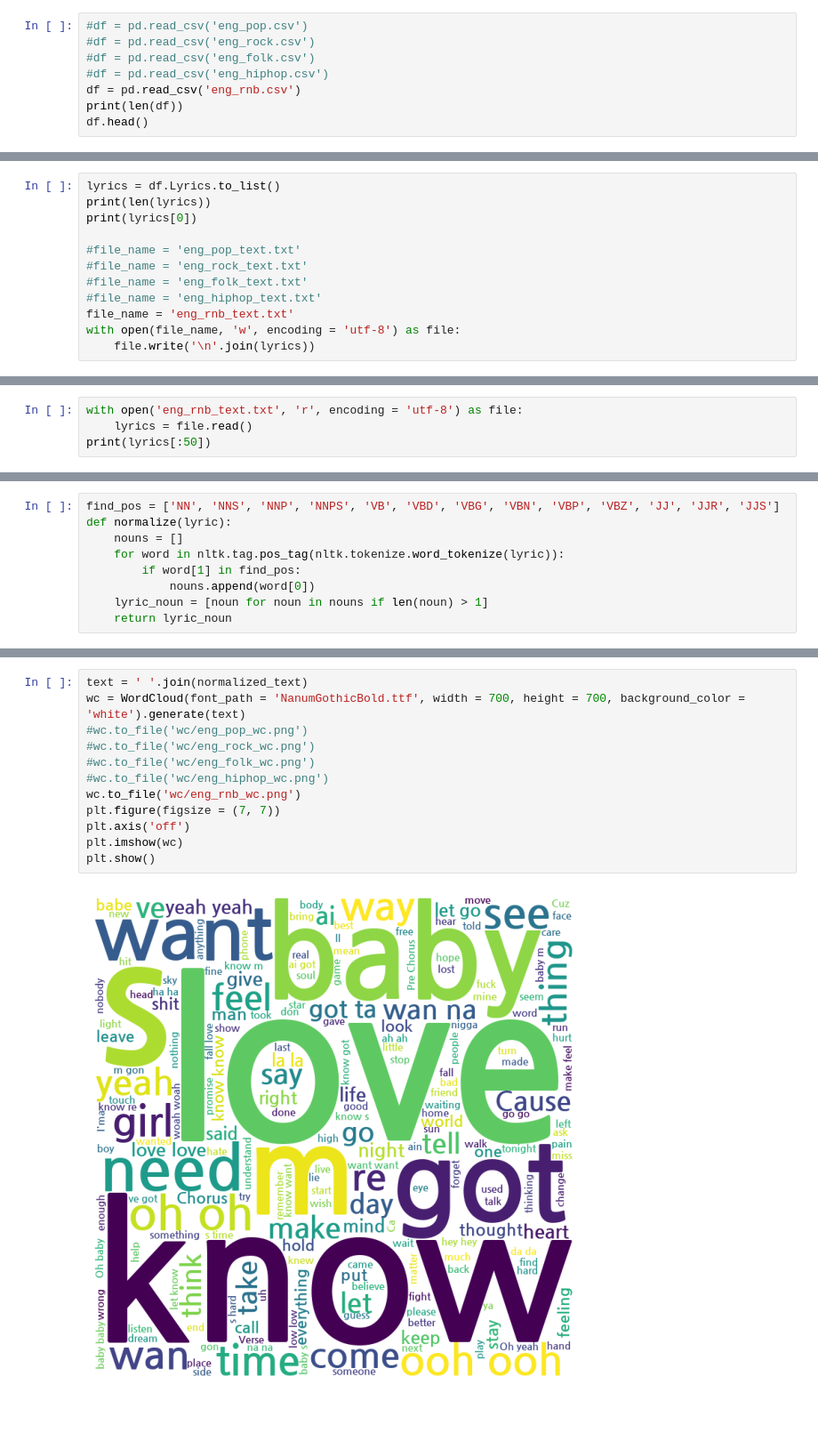
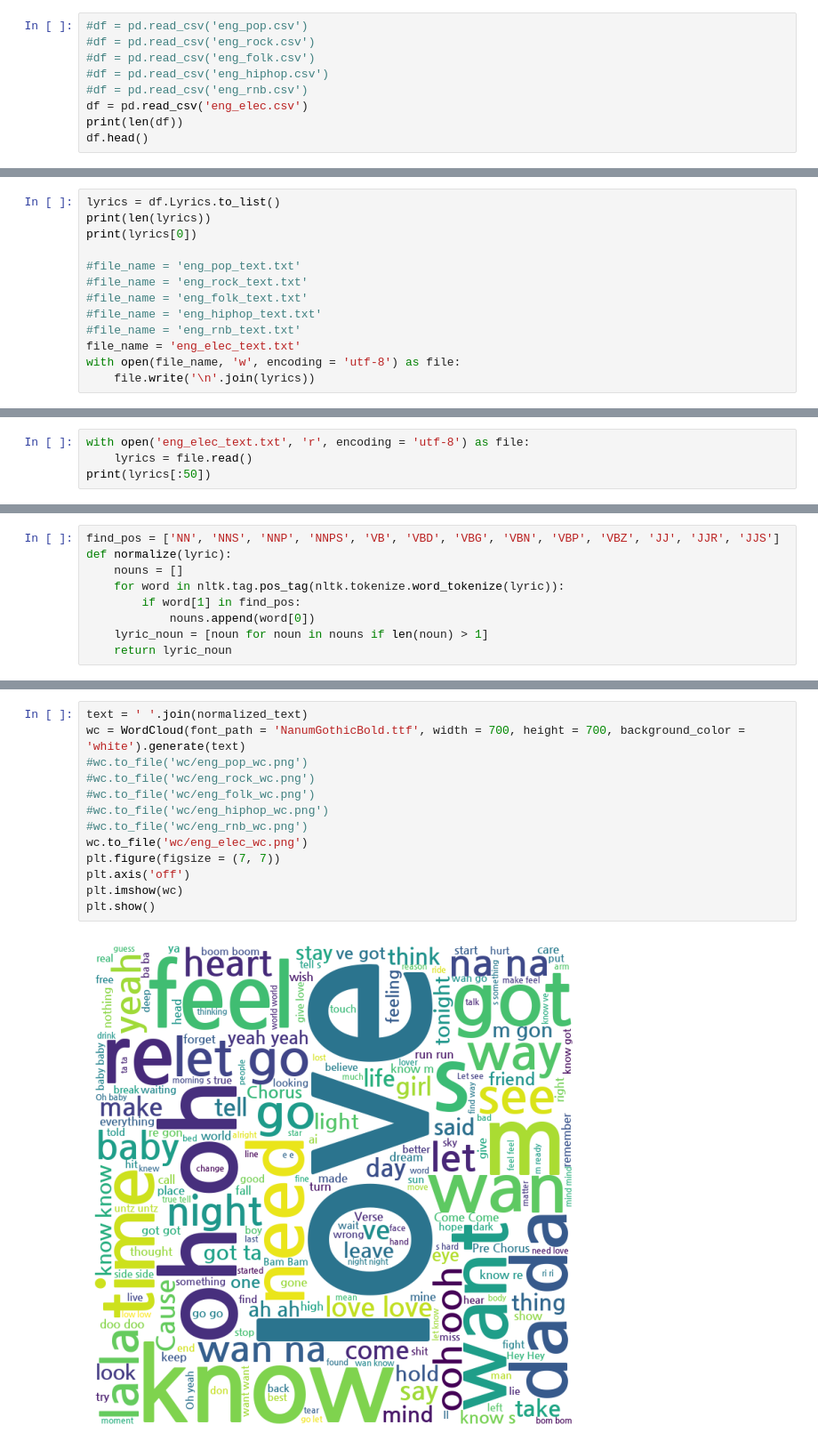
Before and after one commit to JaydenCJH/project_lyrics, a Jupyter notebook: eng_wc.ipynb, the cells around one changed output, grey strips where cells are left out. Shown: that part at 89% size. Cells and saved outputs as stored; diff of their text form; blank space fills up the shorter version.

```diff
--- a/eng_wc.ipynb
+++ b/eng_wc.ipynb
@@ -15,7 +15,8 @@ Duplicate key in file WindowsPath('c:/Users/god12/Anaconda3/envs/wassup/Lib/site
 #df = pd.read_csv('eng_rock.csv')
 #df = pd.read_csv('eng_folk.csv')
 #df = pd.read_csv('eng_hiphop.csv')
-df = pd.read_csv('eng_rnb.csv')
+#df = pd.read_csv('eng_rnb.csv')
+df = pd.read_csv('eng_elec.csv')
 print(len(df))
 df.head()
 # %% [output]
@@ -35,7 +36,8 @@ print(lyrics[0])
 #file_name = 'eng_rock_text.txt'
 #file_name = 'eng_folk_text.txt'
 #file_name = 'eng_hiphop_text.txt'
-file_name = 'eng_rnb_text.txt'
+#file_name = 'eng_rnb_text.txt'
+file_name = 'eng_elec_text.txt'
 with open(file_name, 'w', encoding = 'utf-8') as file:
     file.write('\n'.join(lyrics))
 # %% [output]
@@ -59,5 +61,5 @@ I just wanna run away with you
 # %%
-with open('eng_rnb_text.txt', 'r', encoding = 'utf-8') as file:
+with open('eng_elec_text.txt', 'r', encoding = 'utf-8') as file:
     lyrics = file.read()
 print(lyrics[:50])
 # %% [output]
@@ -96,14 +96,15 @@ normalized_text[:5]
 # %%
 text = ' '.join(normalized_text)
 wc = WordCloud(font_path = 'NanumGothicBold.ttf', width = 700, height = 700, background_color = 'white').generate(text)
 #wc.to_file('wc/eng_pop_wc.png')
 #wc.to_file('wc/eng_rock_wc.png')
 #wc.to_file('wc/eng_folk_wc.png')
 #wc.to_file('wc/eng_hiphop_wc.png')
-wc.to_file('wc/eng_rnb_wc.png')
+#wc.to_file('wc/eng_rnb_wc.png')
+wc.to_file('wc/eng_elec_wc.png')
 plt.figure(figsize = (7, 7))
 plt.axis('off')
 plt.imshow(wc)
 plt.show()
 # %% [output]
-[figure, old version]
+[figure, new version]
```
Also changed, not shown: parts of 4 cells of this notebook, 4 other files.
